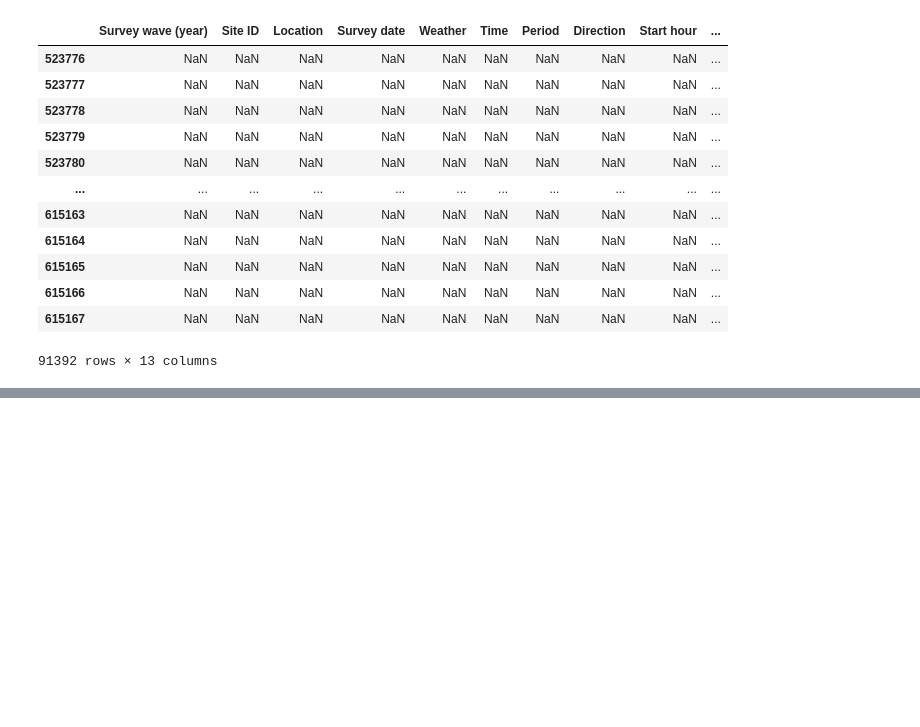
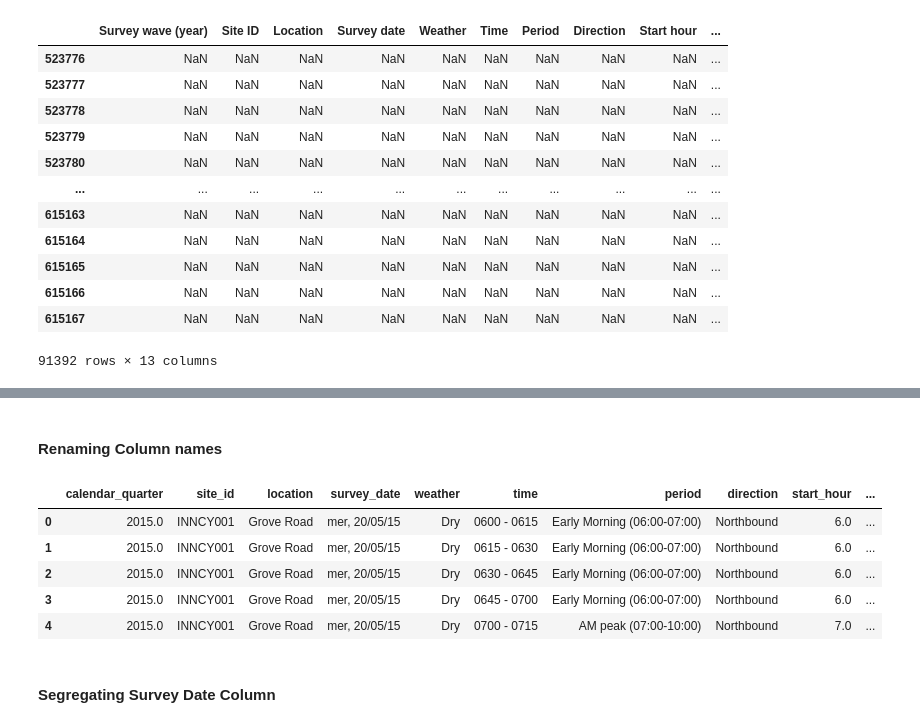
Before and after one commit to teamlse2022/Thoughtworks, a Jupyter notebook: London Dataset/LSE Employer Project Central, Inner London and Biking Sites Analysis 23-09-22.ipynb, the cells around one changed output, grey strips where cells are left out. Saved outputs shown, nothing was run; the diff lists cells and outputs as text; code cells hidden in the pictures; blank space fills up the shorter version.

```diff
--- a/London Dataset/LSE Employer Project Central, Inner London and Biking Sites Analysis 23-09-22.ipynb
+++ b/London Dataset/LSE Employer Project Central, Inner London and Biking Sites Analysis 23-09-22.ipynb
@@ -780,3 +795,6 @@ inn_lon[inn_lon['Location'].isnull()] #'Location' column is used randomly here,
 | 615166 | NaN | NaN | NaN | NaN | NaN | NaN | NaN | NaN | NaN | ... |
 | 615167 | NaN | NaN | NaN | NaN | NaN | NaN | NaN | NaN | NaN | ... |
 91392 rows × 13 columns
+# %%
+# Dropping Rows with all NUll values
+inn_lon.drop(inn_lon.index[523776:615168], inplace=True)
@@ -782,0 +844,30 @@ inn_lon[inn_lon['Location'].isnull()] #'Location' column is used randomly here,
+# %% [markdown]
+#### Renaming Column names
+# %%
+# Renaming Columns for inn_lon
+inn_lon.rename(columns = {"Survey wave (year)": "calendar_quarter",
+                          "Site ID": "site_id",
+                          "Location":"location",
+                          "Survey date":"survey_date",
+                          "Weather":"weather",
+                          "Time":"time",
+                          "Period":"period",
+                          "Direction":"direction",
+                          "Start hour":"start_hour",
+                          "Start minute":"start_minute",
+                          "Number of private cycles":"cycles_private",
+                          "Number of cycle hire bikes":"cycles_hire",
+                          "Total cycles":"cycles_total"},
+                        inplace=True)
+
+# Viewing the Dataframe
+inn_lon.head()
+# %% [output]
+|  | calendar_quarter | site_id | location | survey_date | weather | time | period | direction | start_hour | ... |
+| 0 | 2015.0 | INNCY001 | Grove Road | mer, 20/05/15 | Dry | 0600 - 0615 | Early Morning (06:00-07:00) | Northbound | 6.0 | ... |
+| 1 | 2015.0 | INNCY001 | Grove Road | mer, 20/05/15 | Dry | 0615 - 0630 | Early Morning (06:00-07:00) | Northbound | 6.0 | ... |
+| 2 | 2015.0 | INNCY001 | Grove Road | mer, 20/05/15 | Dry | 0630 - 0645 | Early Morning (06:00-07:00) | Northbound | 6.0 | ... |
+| 3 | 2015.0 | INNCY001 | Grove Road | mer, 20/05/15 | Dry | 0645 - 0700 | Early Morning (06:00-07:00) | Northbound | 6.0 | ... |
+| 4 | 2015.0 | INNCY001 | Grove Road | mer, 20/05/15 | Dry | 0700 - 0715 | AM peak (07:00-10:00) | Northbound | 7.0 | ... |
+# %% [markdown]
+#### Segregating Survey Date Column
```
Also changed, not shown: parts of 31 cells of this notebook.
